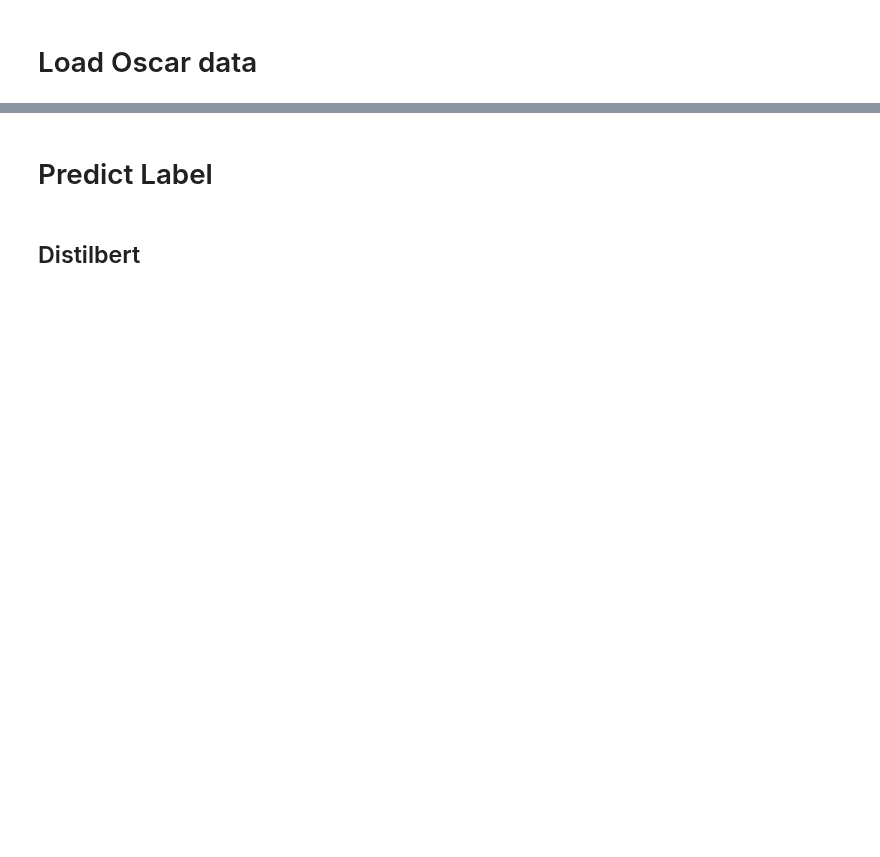
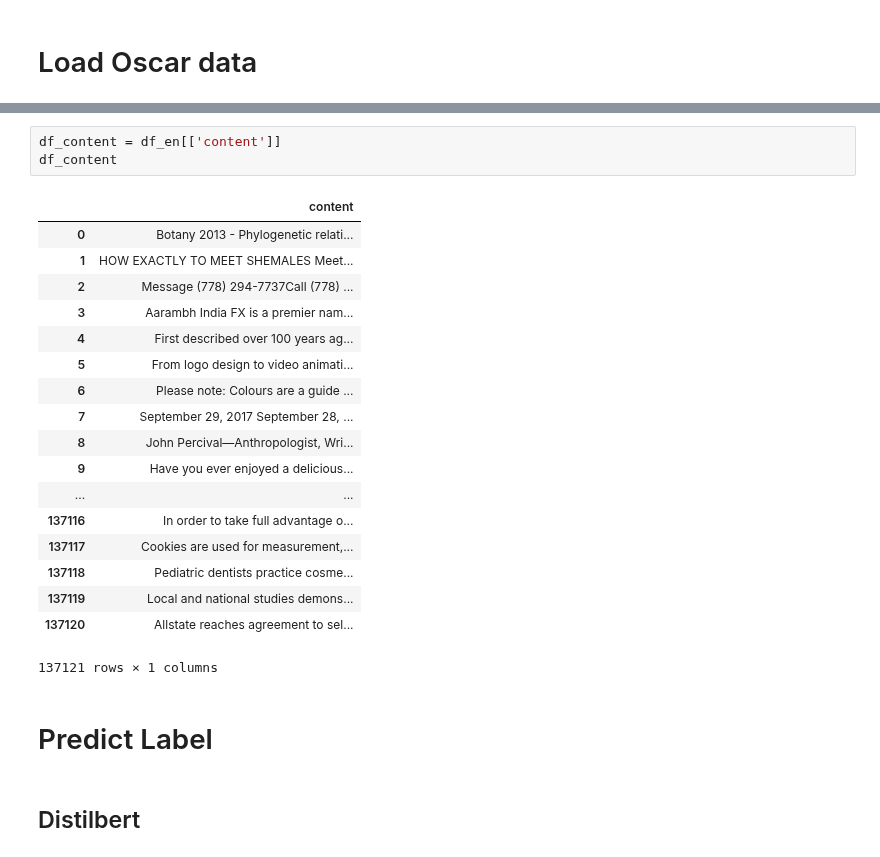
Before and after one commit to TeamProjectUniMannheimOscar/detecting_harmful_content, a Jupyter notebook: notebooks/English/Bert_based_approach/Oscar_Prediction/hate_speech_flair_twitter_cyberbullying_distilbert_oscar.ipynb, the cells around one changed output, grey strips where cells are left out. Cells and saved outputs as stored; diff of their text form; blank space fills up the shorter version.

```diff
--- a/notebooks/English/Bert_based_approach/Oscar_Prediction/hate_speech_flair_twitter_cyberbullying_distilbert_oscar.ipynb
+++ b/notebooks/English/Bert_based_approach/Oscar_Prediction/hate_speech_flair_twitter_cyberbullying_distilbert_oscar.ipynb
@@ -82,3 +99,25 @@ df_en
+# %%
+df_content = df_en[['content']]
+df_content
+# %% [output]
+|  | content |
+| 0 | Botany 2013 - Phylogenetic relati... |
+| 1 | HOW EXACTLY TO MEET SHEMALES Meet... |
+| 2 | Message (778) 294-7737Call (778) ... |
+| 3 | Aarambh India FX is a premier nam... |
+| 4 | First described over 100 years ag... |
+| 5 | From logo design to video animati... |
+| 6 | Please note: Colours are a guide ... |
+| 7 | September 29, 2017 September 28, ... |
+| 8 | John Percival—Anthropologist, Wri... |
+| 9 | Have you ever enjoyed a delicious... |
+| ... | ... |
+| 137116 | In order to take full advantage o... |
+| 137117 | Cookies are used for measurement,... |
+| 137118 | Pediatric dentists practice cosme... |
+| 137119 | Local and national studies demons... |
+| 137120 | Allstate reaches agreement to sel... |
+137121 rows × 1 columns
 # %% [markdown]
 # Predict Label
 # %% [markdown]
```
Also changed, not shown: parts of 24 cells of this notebook, 1 other file.
